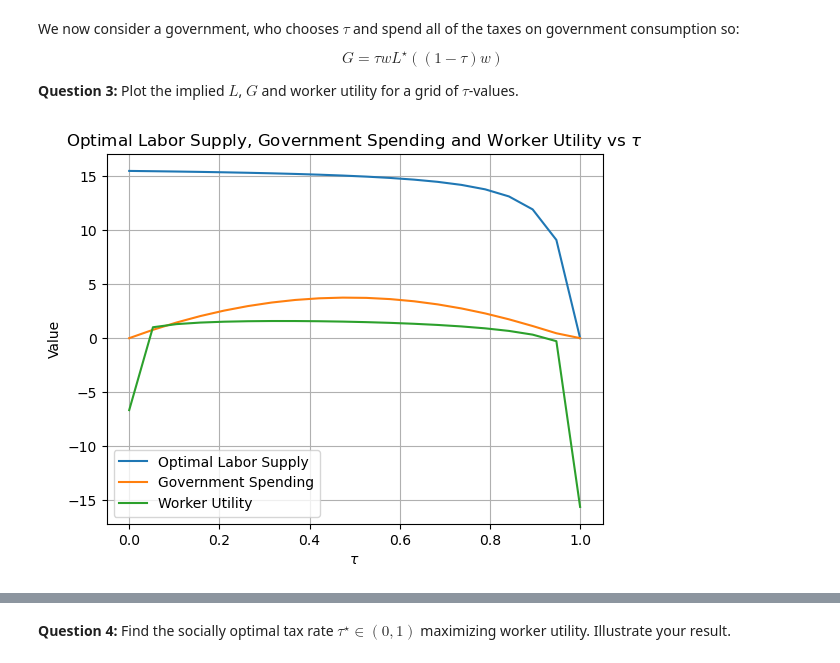
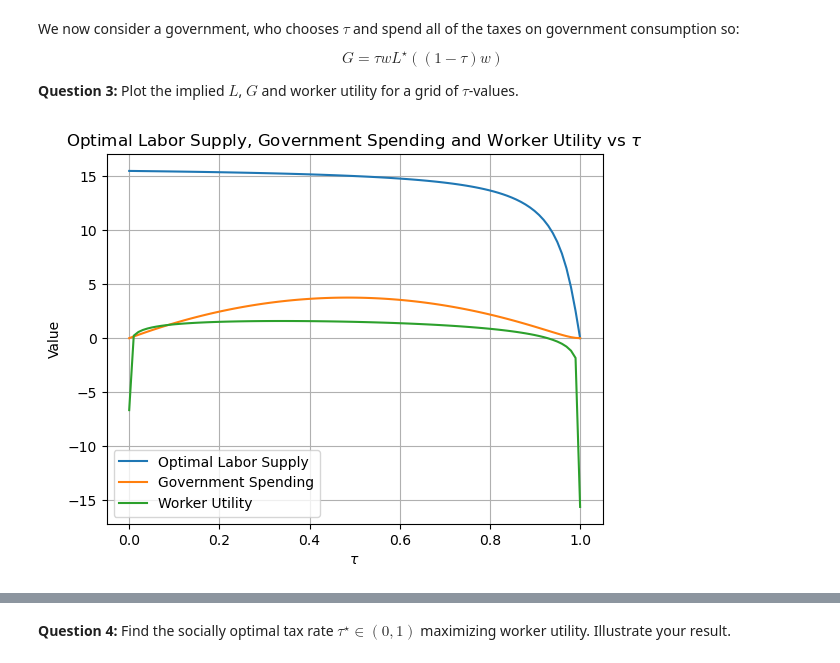
Before and after one commit to NumEconCopenhagen/projects-2023-hello-world-1, a Jupyter notebook: Exam-2023-notebook.ipynb, the cells around one changed output, grey strips where cells are left out. Drawn from its saved outputs; the diff is of its cells as text; code cells hidden in the pictures.

```diff
--- a/Exam-2023-notebook.ipynb
+++ b/Exam-2023-notebook.ipynb
@@ -95,24 +100,29 @@ Even though it does not look identical, to $\frac{-\kappa+\sqrt{\kappa^{2}+4\fra
 # %%
 # list for optimal Labour supply
 optimal_L_list = []
+
 # w grid
-wage_list = np.linspace(0.5,2,20)
+wage_list = np.linspace(0.5,10.0,100)
+
 
 for wage in wage_list:
-    opt_L = optimal_L_star.copy
+    # values
+    opt_L = optimal_L_star.copy() #optimal_L_star will be used later, so a copy is made to not change it
     alpha_value = 0.5
     kappa_value = 1.0
     nu_value = 1/(2*16**2)
     tau_value = 0.3
     w_tilde_value = (1-tau_value)*wage
+
     values = {alpha: alpha_value, kappa: kappa_value, nu: nu_value, w_tilde: w_tilde_value}
-    opt_L = optimal_L_star.subs(values)
+    opt_L = opt_L.subs(values) # substitute the symbols for the actual values
+
     optimal_L_list.append(float(opt_L))
 
 # plot the optimal labor supply against the wage
 plt.plot(wage_list, optimal_L_list)
 plt.xlabel('Wage')
-plt.ylabel('Optimal Labor Supply')
+plt.ylabel(r'$L^*(\tilde{w})$')
 plt.title('Optimal Labor Supply vs Wage')
 plt.grid(True)
 plt.show()
@@ -132,39 +144,43 @@ $$
 min_tax = 0+1e-8
 max_tax = 1-1e-8
 
-tau_list = np.linspace(min_tax,max_tax,20)
+tau_list = np.linspace(min_tax,max_tax,100)
 
 # lists
 optimal_L_list = []
 G_list = []
 worker_utility_list = []
 
 
 for tau in tau_list:
-    opt_L = optimal_L_star.copy()
+    # values
+    opt_L = optimal_L_star.copy() #optimal_L_star will be used later, so a copy is made to not change it
     alpha_value = 0.5
     kappa_value = 1.0
     nu_value = 1/(2*16**2)
     tau_value = tau
     wage_value = 1.0
     w_tilde_value = (1-tau_value)*wage_value
+
     values = {alpha: alpha_value, kappa: kappa_value, nu: nu_value, w_tilde: w_tilde_value}
-    opt_L = optimal_L_star.subs(values)
+    opt_L = optimal_L_star.subs(values) # substitute the symbols for the actual values
+
+    # append lists
     optimal_L_list.append(float(opt_L))
     G = tau_value*wage_value*opt_L*w_tilde_value
     G_list.append(G)
     C = kappa_value + w_tilde_value*opt_L
     U = np.log(float(C)**alpha_value*float(G)**(1-alpha_value))-nu_value*float(opt_L)**2/2
     worker_utility_list.append(U)
 
 plt.plot(tau_list, optimal_L_list, label='Optimal Labor Supply')
 plt.plot(tau_list, G_list, label='Government Spending')
 plt.plot(tau_list, worker_utility_list, label='Worker Utility')
 plt.xlabel(r'$\tau$')
 plt.ylabel('Value')
 plt.title(r'Optimal Labor Supply, Government Spending and Worker Utility vs $\tau$')
 plt.legend()
 plt.grid(True)
 plt.show()
 # %% [output]
-[figure, old version]
+[figure, new version]
```
Also changed, not shown: parts of 27 cells of this notebook.
